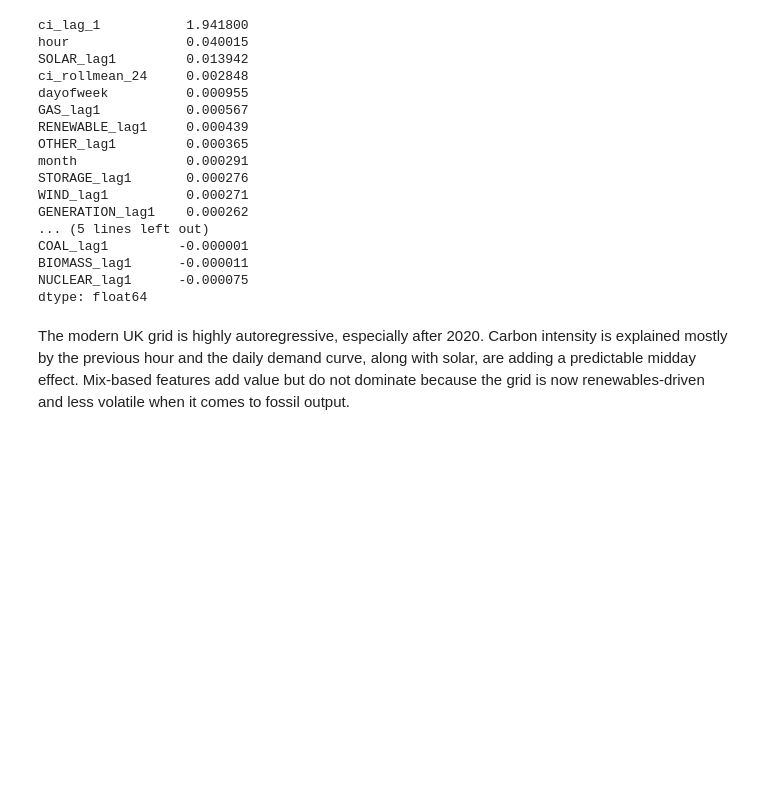
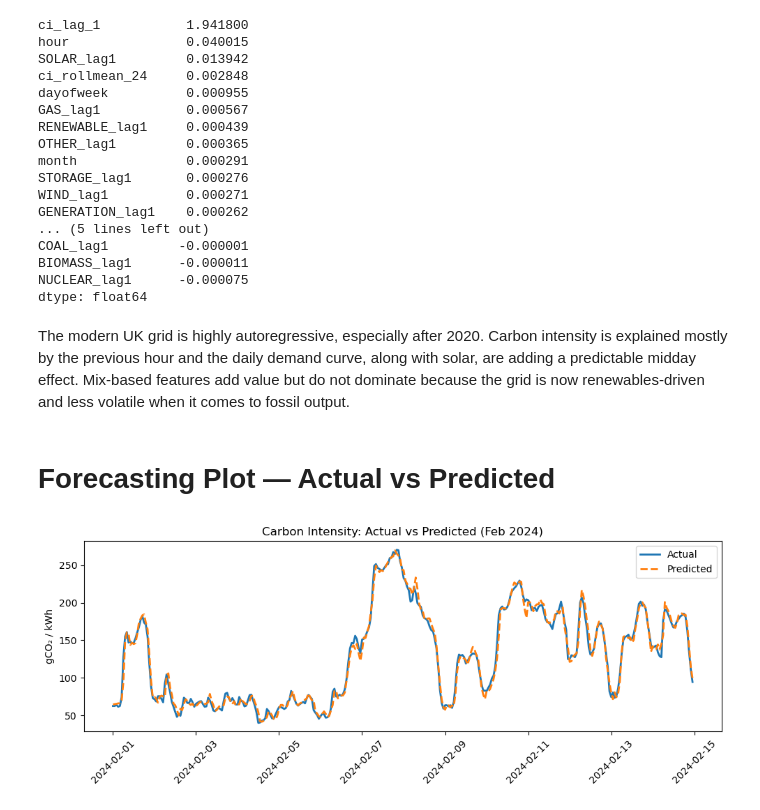
Before and after one commit to KrisN13/Forecasting-UK-Grid-Carbon-Intensity, a Jupyter notebook: notebooks/04_feature_engineering_and_models.ipynb, the cells around one changed output. Cells and saved outputs as stored; diff of their text form; code cells hidden in the pictures; blank space fills up the shorter version.

```diff
--- a/notebooks/04_feature_engineering_and_models.ipynb
+++ b/notebooks/04_feature_engineering_and_models.ipynb
@@ -247,3 +248,24 @@ dtype: float64
 The modern UK grid is highly autoregressive, especially after 2020.
 Carbon intensity is explained mostly by the previous hour and the daily demand curve, along with solar, are adding a predictable midday effect.
 Mix-based features add value but do not dominate because the grid is now renewables-driven and less volatile when it comes to fossil output.
+# %% [markdown]
+# Forecasting Plot — Actual vs Predicted
+# %%
+start = "2024-02-01"
+end   = "2024-02-14"
+
+subset = df_preds.loc[start:end]
+
+plt.figure(figsize=(10, 4))
+plt.plot(subset.index, subset["CI_actual"], label="Actual", linewidth=2)
+plt.plot(subset.index, subset["CI_pred"], label="Predicted", linewidth=2, linestyle="--")
+plt.ylabel("gCO₂ / kWh")
+plt.title("Carbon Intensity: Actual vs Predicted (Feb 2024)")
+plt.legend()
+plt.xticks(rotation=45)
+plt.tight_layout()
+
+plt.savefig("C:/Users/Krist/OneDrive/Documents/Data Analysis/Practice/Carbon/assets/ci_actual_vs_pred_feb2024.png", dpi=150)
+plt.show()
+# %% [output]
+[figure, added]
```
Also changed, not shown: parts of 1 cell of this notebook, 3 other files.
